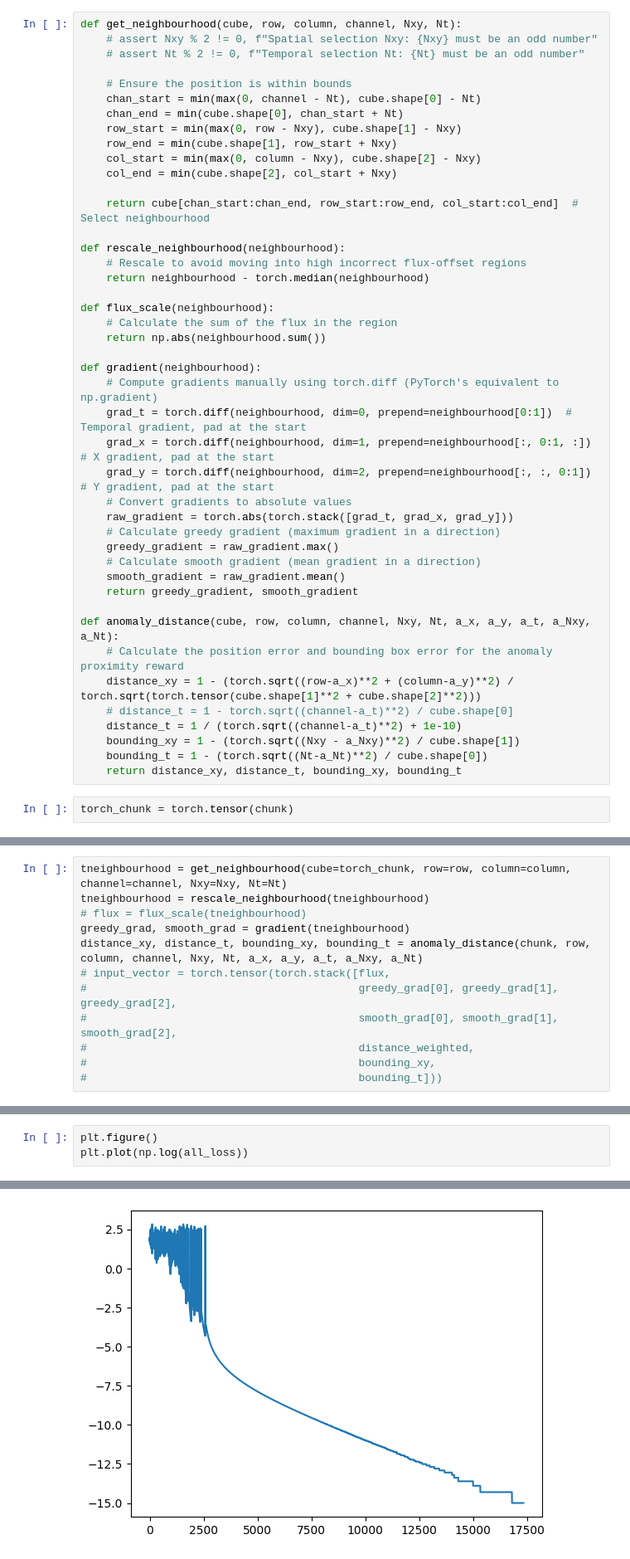
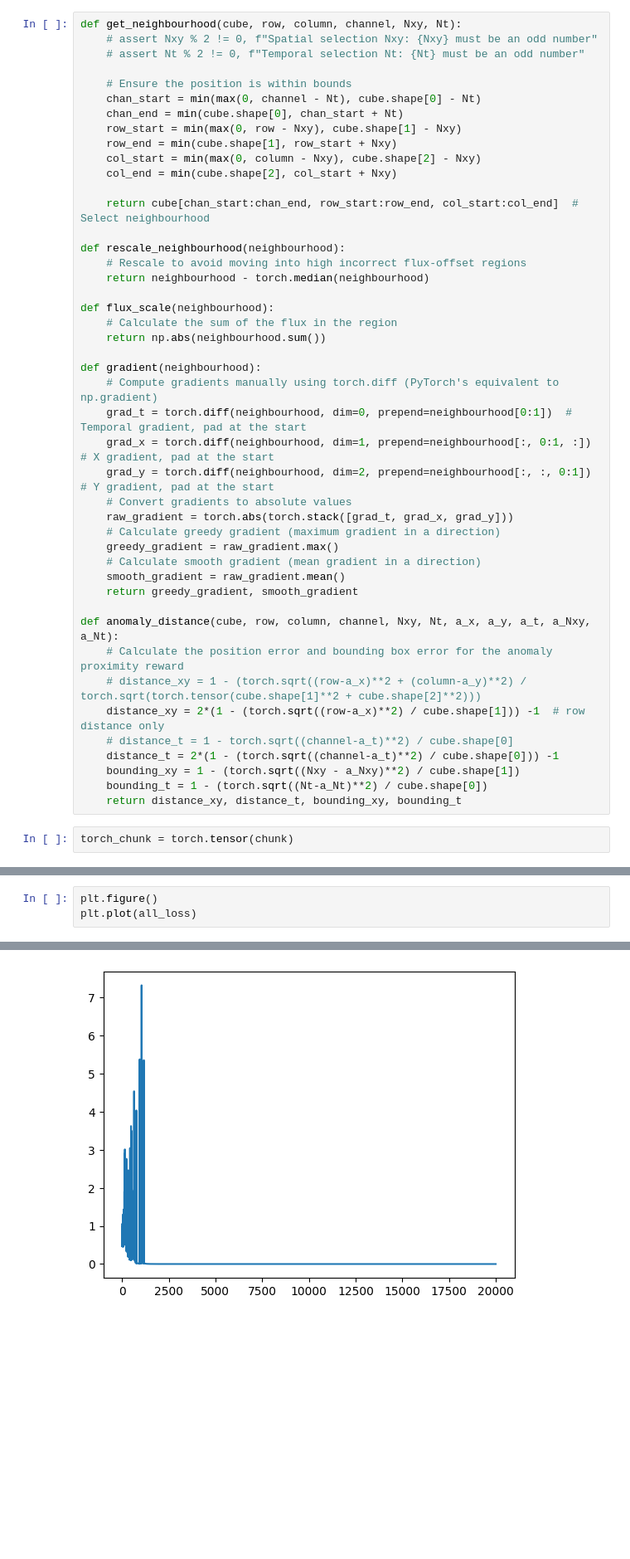
Before and after one commit to SpaceMeerkat/traident, a Jupyter notebook: training/preprocessing.ipynb, the cells around one changed output, grey strips where cells are left out. Shown at 83% size. Saved outputs shown, nothing was run; the diff lists cells and outputs as text; blank space fills up the shorter version.

```diff
--- a/training/preprocessing.ipynb
+++ b/training/preprocessing.ipynb
@@ -151,9 +151,10 @@ def gradient(neighbourhood):
 
 def anomaly_distance(cube, row, column, channel, Nxy, Nt, a_x, a_y, a_t, a_Nxy, a_Nt):
     # Calculate the position error and bounding box error for the anomaly proximity reward
-    distance_xy = 1 - (torch.sqrt((row-a_x)**2 + (column-a_y)**2) / torch.sqrt(torch.tensor(cube.shape[1]**2 + cube.shape[2]**2)))
+    # distance_xy = 1 - (torch.sqrt((row-a_x)**2 + (column-a_y)**2) / torch.sqrt(torch.tensor(cube.shape[1]**2 + cube.shape[2]**2)))
+    distance_xy = 2*(1 - (torch.sqrt((row-a_x)**2) / cube.shape[1])) -1  # row distance only
     # distance_t = 1 - torch.sqrt((channel-a_t)**2) / cube.shape[0]
-    distance_t = 1 / (torch.sqrt((channel-a_t)**2) + 1e-10)
+    distance_t = 2*(1 - (torch.sqrt((channel-a_t)**2) / cube.shape[0])) -1
     bounding_xy = 1 - (torch.sqrt((Nxy - a_Nxy)**2) / cube.shape[1])
     bounding_t = 1 - (torch.sqrt((Nt-a_Nt)**2) / cube.shape[0])
     return distance_xy, distance_t, bounding_xy, bounding_t
@@ -168,12 +162,0 @@ a_x, a_y, a_t, a_Nxy, a_Nt = torch.tensor(64),torch.tensor(64),torch.tensor(4201
-# %%
-tneighbourhood = get_neighbourhood(cube=torch_chunk, row=row, column=column, channel=channel, Nxy=Nxy, Nt=Nt)
-tneighbourhood = rescale_neighbourhood(tneighbourhood)
-# flux = flux_scale(tneighbourhood)
-greedy_grad, smooth_grad = gradient(tneighbourhood)
-distance_xy, distance_t, bounding_xy, bounding_t = anomaly_distance(chunk, row, column, channel, Nxy, Nt, a_x, a_y, a_t, a_Nxy, a_Nt)
-# input_vector = torch.tensor(torch.stack([flux,
-#                                          greedy_grad[0], greedy_grad[1], greedy_grad[2],
-#                                          smooth_grad[0], smooth_grad[1], smooth_grad[2],
-#                                          distance_weighted,
-#                                          bounding_xy,
-#                                          bounding_t]))
@@ -292,9 +308,9 @@ Training completed. Positions visited:
 # %%
 plt.figure()
-plt.plot(np.log(all_loss))
+plt.plot(all_loss)
 # %% [output]
 [<matplotlib.lines.Line2D at 0x...>]
-[figure, old version]
+[figure, new version]
 # %%
 import numpy as np
 import matplotlib.pyplot as plt
```
Also changed, not shown: parts of 8 cells of this notebook.
